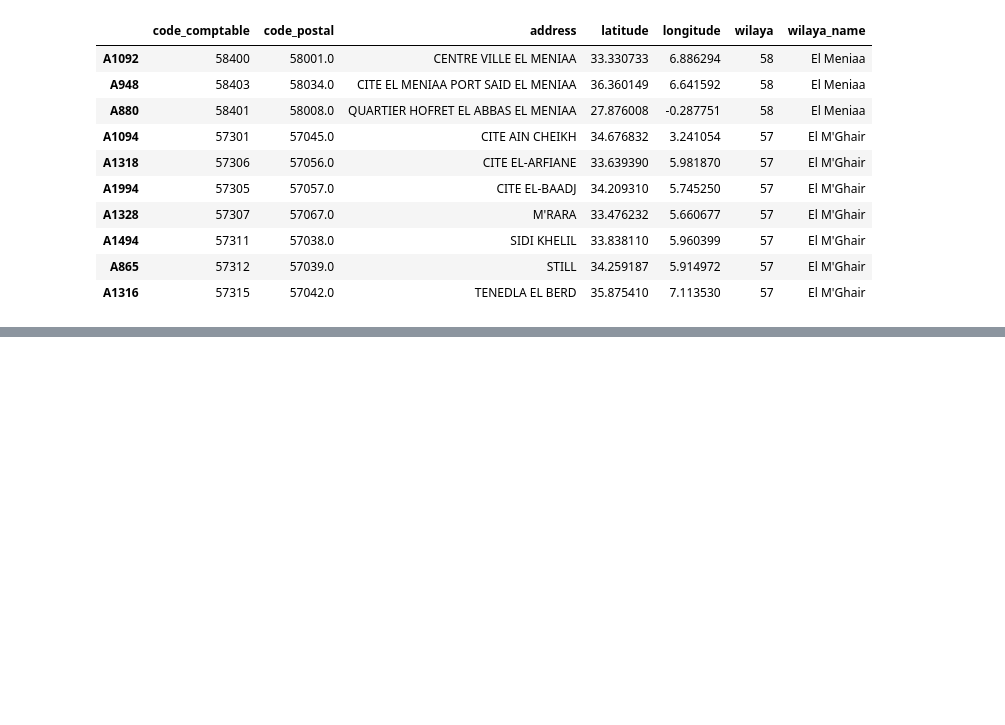
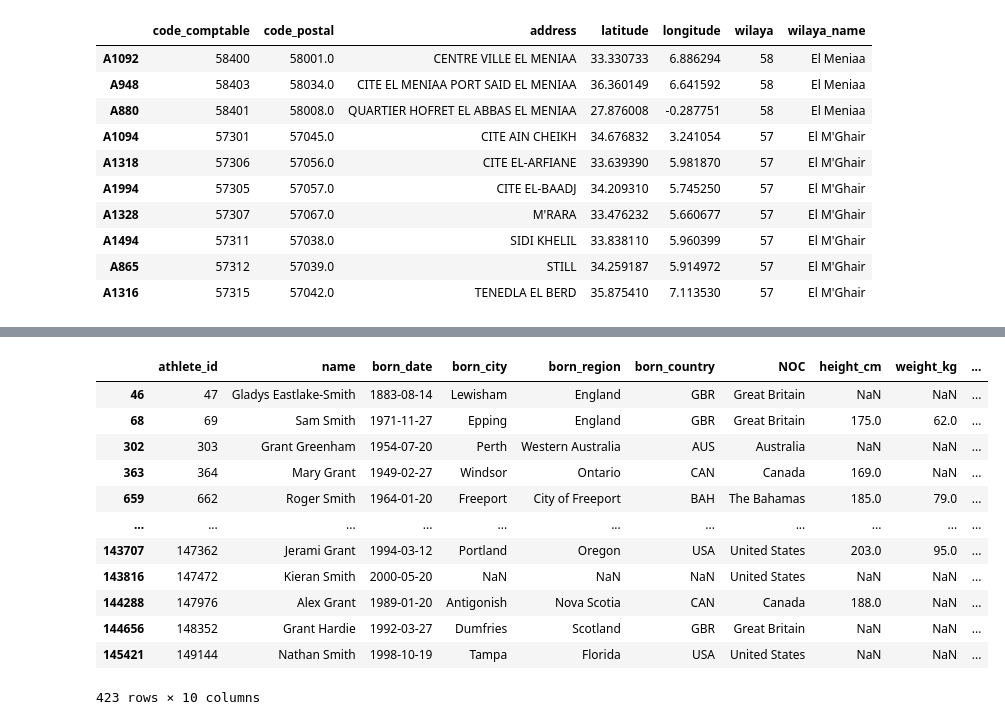
Before and after one commit to meriemDahil/Kaggle-Competition, a Jupyter notebook: testColab.ipynb, the cells around one changed output, grey strips where cells are left out. Saved outputs shown, nothing was run; the diff lists cells and outputs as text; code cells hidden in the pictures; blank space fills up the shorter version.

```diff
--- a/testColab.ipynb
+++ b/testColab.ipynb
@@ -286,0 +374,16 @@ df_sort_copy.head(10)
+# %%
+dfo[dfo["name"].str.contains("grant|smith", case=False)] # this is a regex expression
+# %% [output]
+|  | athlete_id | name | born_date | born_city | born_region | born_country | NOC | height_cm | weight_kg | ... |
+| 46 | 47 | Gladys Eastlake-Smith | 1883-08-14 | Lewisham | England | GBR | Great Britain | NaN | NaN | ... |
+| 68 | 69 | Sam Smith | 1971-11-27 | Epping | England | GBR | Great Britain | 175.0 | 62.0 | ... |
+| 302 | 303 | Grant Greenham | 1954-07-20 | Perth | Western Australia | AUS | Australia | NaN | NaN | ... |
+| 363 | 364 | Mary Grant | 1949-02-27 | Windsor | Ontario | CAN | Canada | 169.0 | NaN | ... |
+| 659 | 662 | Roger Smith | 1964-01-20 | Freeport | City of Freeport | BAH | The Bahamas | 185.0 | 79.0 | ... |
+| ... | ... | ... | ... | ... | ... | ... | ... | ... | ... | ... |
+| 143707 | 147362 | Jerami Grant | 1994-03-12 | Portland | Oregon | USA | United States | 203.0 | 95.0 | ... |
+| 143816 | 147472 | Kieran Smith | 2000-05-20 | NaN | NaN | NaN | United States | NaN | NaN | ... |
+| 144288 | 147976 | Alex Grant | 1989-01-20 | Antigonish | Nova Scotia | CAN | Canada | 188.0 | NaN | ... |
+| 144656 | 148352 | Grant Hardie | 1992-03-27 | Dumfries | Scotland | GBR | Great Britain | NaN | NaN | ... |
+| 145421 | 149144 | Nathan Smith | 1998-10-19 | Tampa | Florida | USA | United States | NaN | NaN | ... |
+423 rows × 10 columns
```
Also changed, not shown: parts of 16 cells of this notebook, 1 other file.
